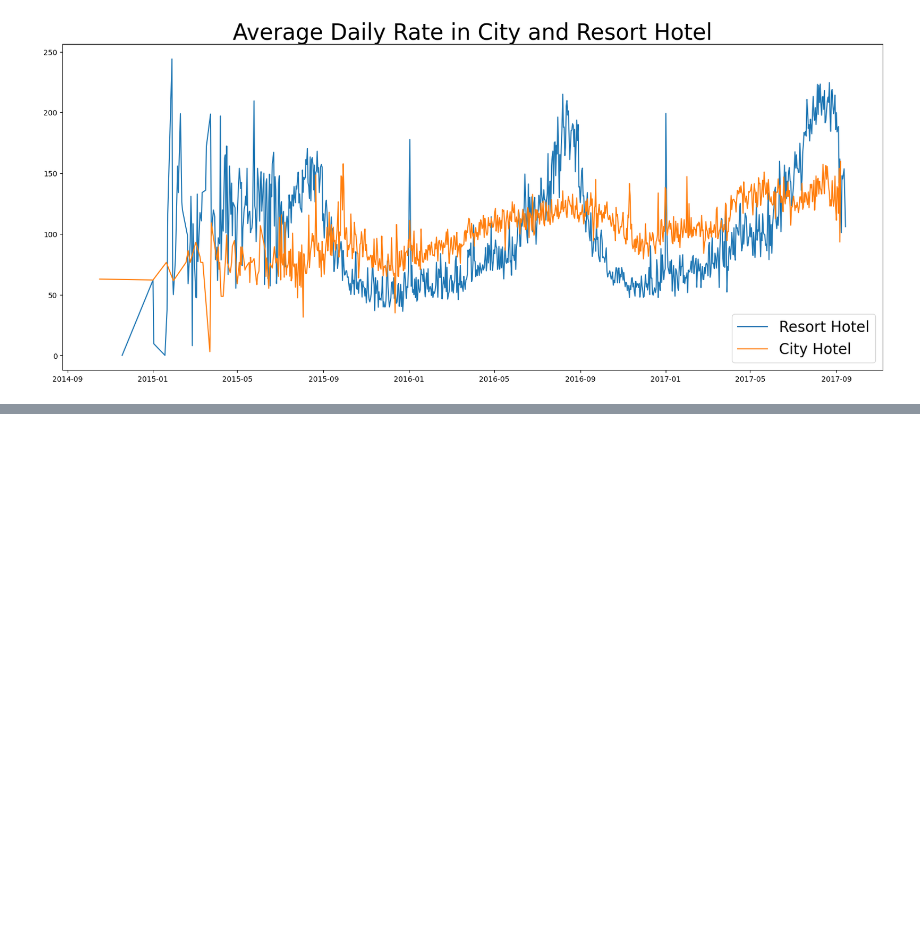
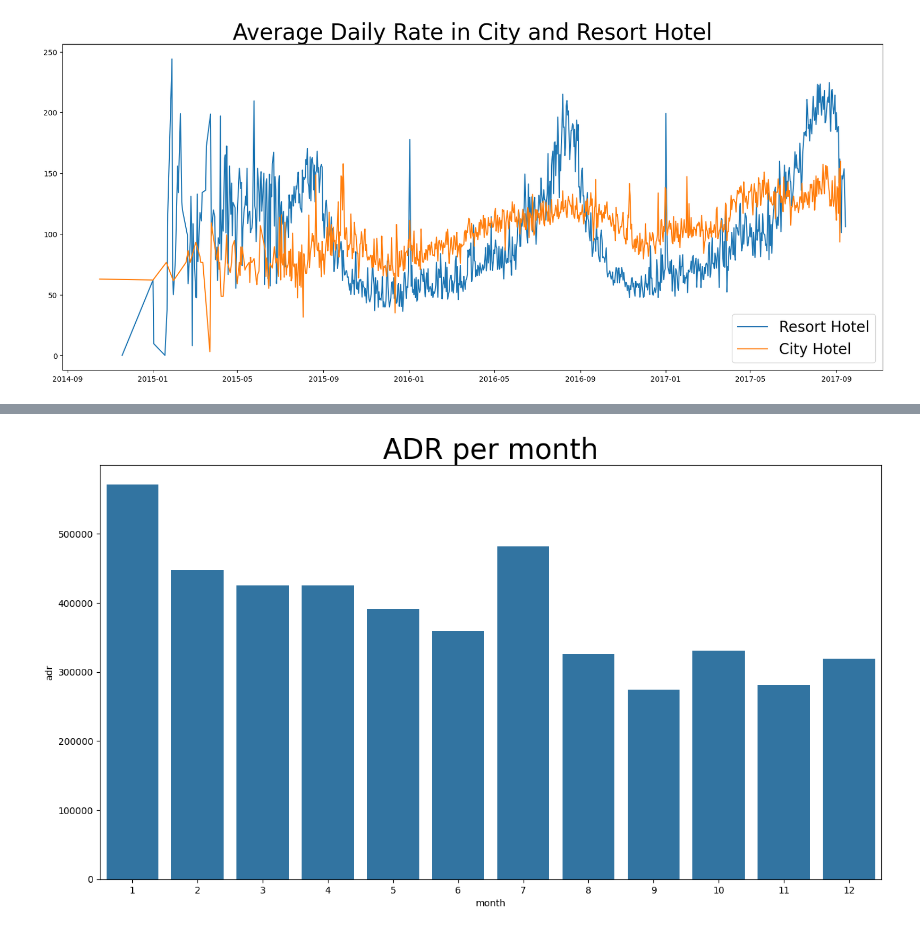
Before and after one commit to Engineer-purvesh18/Hotel-Booking, a Jupyter notebook: main.ipynb, the cells around one changed output, grey strips where cells are left out. Saved outputs shown, nothing was run; the diff lists cells and outputs as text; code cells hidden in the pictures; blank space fills up the shorter version.

```diff
--- a/main.ipynb
+++ b/main.ipynb
@@ -224,0 +238,16 @@ plt.show()
+# %%
+plt.figure(figsize=(15, 8))
+plt.title('ADR per month', fontsize=30)
+
+sns.barplot(
+    x='month',
+    y='adr',
+    data=df[df['is_canceled'] == 1]
+            .groupby('month')[['adr']]
+            .sum()
+            .reset_index()
+)
+
+plt.show()
+# %% [output]
+[figure, added]
```
Also changed, not shown: parts of 8 cells of this notebook.
